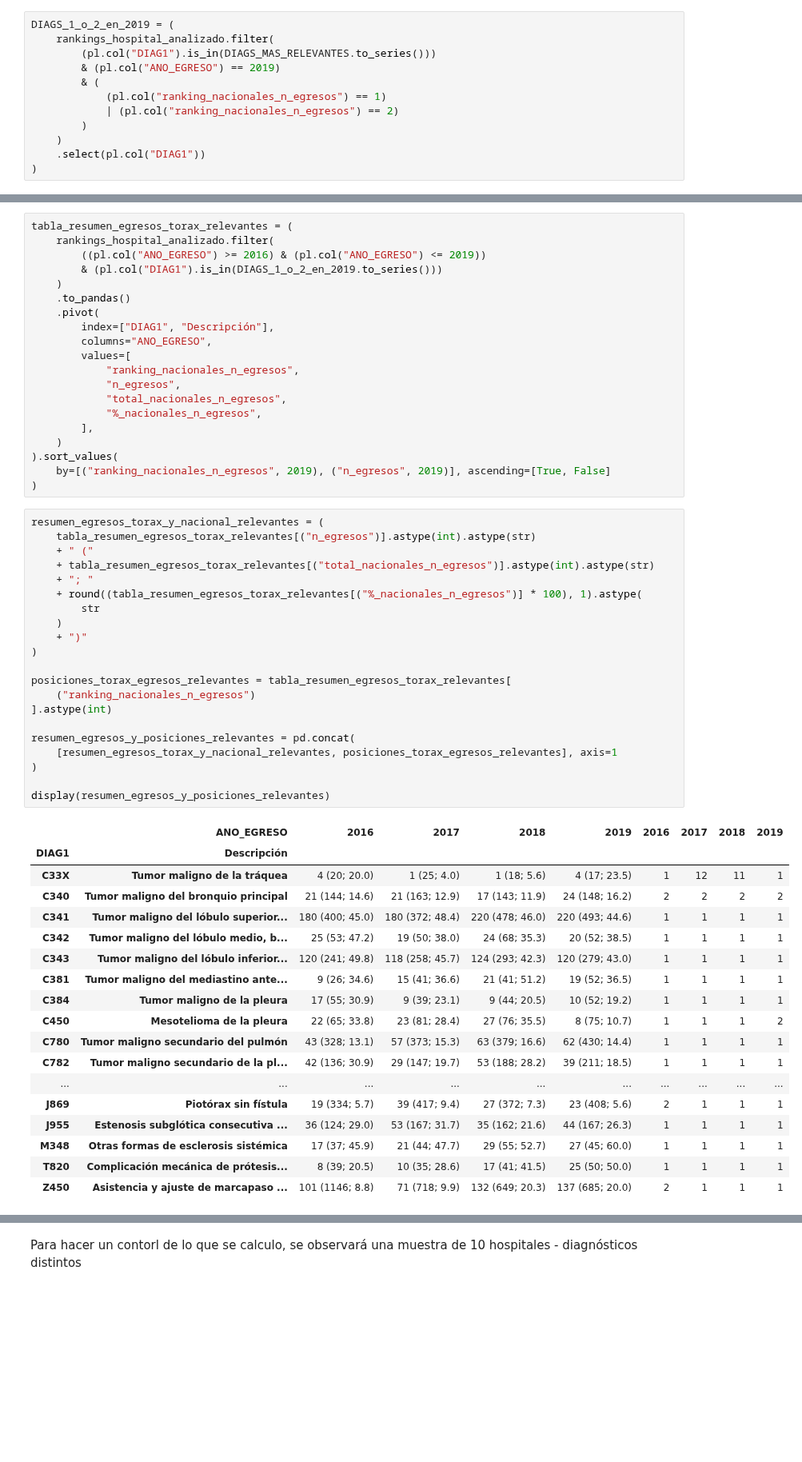
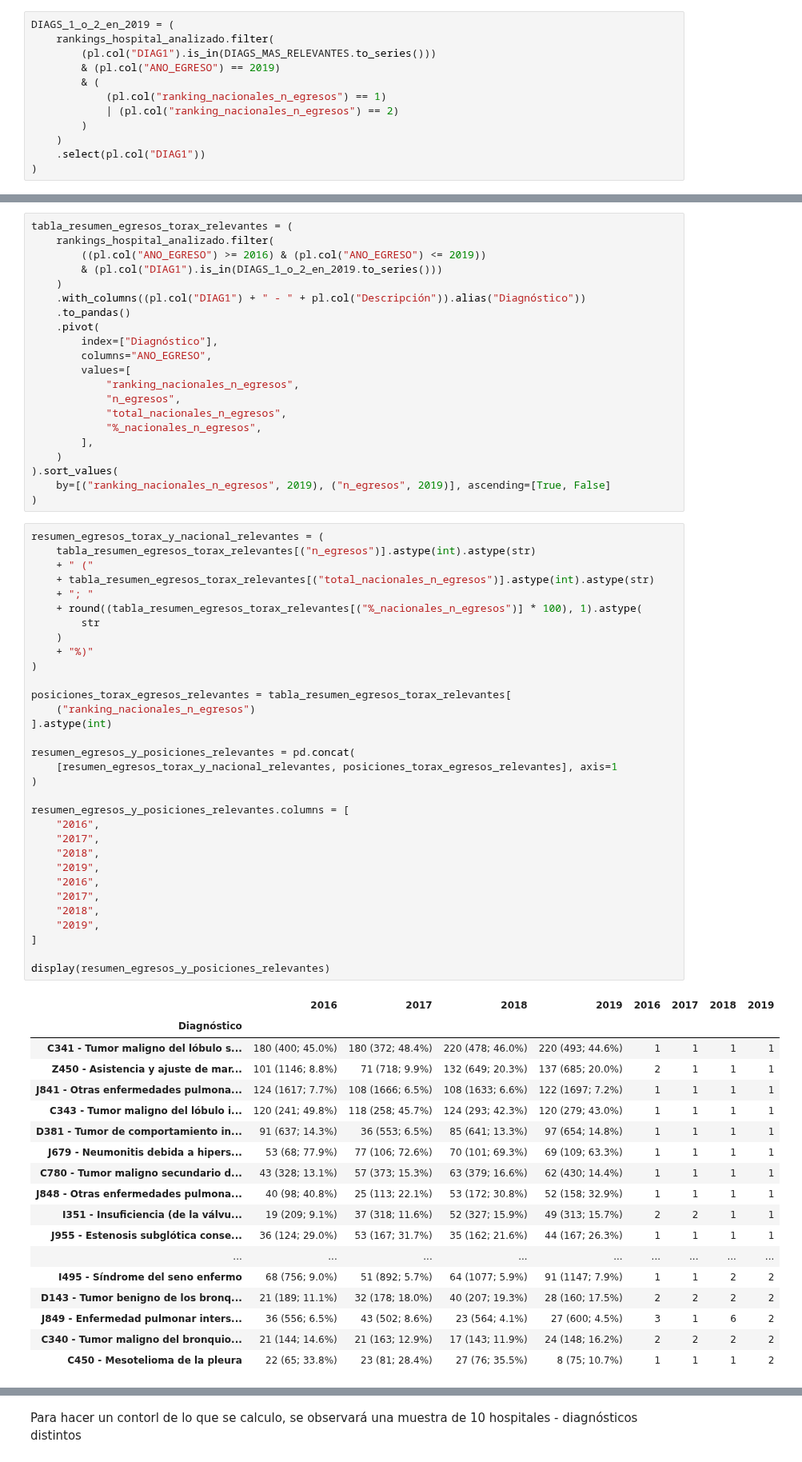
Before and after one commit to JavierRojas14/egresos-hospitalarios, a Jupyter notebook: notebooks/1.0-jrb-discharges-analysis.ipynb, the cells around one changed output, grey strips where cells are left out. Shown at 80% size. Saved outputs shown, nothing was run; the diff lists cells and outputs as text; blank space fills up the shorter version.

Commit message:
Exporta version final tabla resumen

```diff
--- a/notebooks/1.0-jrb-discharges-analysis.ipynb
+++ b/notebooks/1.0-jrb-discharges-analysis.ipynb
@@ -196,9 +196,10 @@ tabla_resumen_egresos_torax_relevantes = (
         ((pl.col("ANO_EGRESO") >= 2016) & (pl.col("ANO_EGRESO") <= 2019))
         & (pl.col("DIAG1").is_in(DIAGS_1_o_2_en_2019.to_series()))
     )
+    .with_columns((pl.col("DIAG1") + " - " + pl.col("Descripción")).alias("Diagnóstico"))
     .to_pandas()
     .pivot(
-        index=["DIAG1", "Descripción"],
+        index=["Diagnóstico"],
         columns="ANO_EGRESO",
         values=[
             "ranking_nacionales_n_egresos",
@@ -213,40 +214,51 @@ tabla_resumen_egresos_torax_relevantes = (
 # %%
 resumen_egresos_torax_y_nacional_relevantes = (
     tabla_resumen_egresos_torax_relevantes[("n_egresos")].astype(int).astype(str)
     + " ("
     + tabla_resumen_egresos_torax_relevantes[("total_nacionales_n_egresos")].astype(int).astype(str)
     + "; "
     + round((tabla_resumen_egresos_torax_relevantes[("%_nacionales_n_egresos")] * 100), 1).astype(
         str
     )
-    + ")"
+    + "%)"
 )
 
 posiciones_torax_egresos_relevantes = tabla_resumen_egresos_torax_relevantes[
     ("ranking_nacionales_n_egresos")
 ].astype(int)
 
 resumen_egresos_y_posiciones_relevantes = pd.concat(
     [resumen_egresos_torax_y_nacional_relevantes, posiciones_torax_egresos_relevantes], axis=1
 )
 
+resumen_egresos_y_posiciones_relevantes.columns = [
+    "2016",
+    "2017",
+    "2018",
+    "2019",
+    "2016",
+    "2017",
+    "2018",
+    "2019",
+]
+
 display(resumen_egresos_y_posiciones_relevantes)
 # %% [output]
-|  | ANO_EGRESO | 2016 | 2017 | 2018 | 2019 | 2016 | 2017 | 2018 | 2019 |
-| DIAG1 | Descripción |  |  |  |  |  |  |  |  |
-| C33X | Tumor maligno de la tráquea | 4 (20; 20.0) | 1 (25; 4.0) | 1 (18; 5.6) | 4 (17; 23.5) | 1 | 12 | 11 | 1 |
-| C340 | Tumor maligno del bronquio principal | 21 (144; 14.6) | 21 (163; 12.9) | 17 (143; 11.9) | 24 (148; 16.2) | 2 | 2 | 2 | 2 |
-| C341 | Tumor maligno del lóbulo superior... | 180 (400; 45.0) | 180 (372; 48.4) | 220 (478; 46.0) | 220 (493; 44.6) | 1 | 1 | 1 | 1 |
-| C342 | Tumor maligno del lóbulo medio, b... | 25 (53; 47.2) | 19 (50; 38.0) | 24 (68; 35.3) | 20 (52; 38.5) | 1 | 1 | 1 | 1 |
-| C343 | Tumor maligno del lóbulo inferior... | 120 (241; 49.8) | 118 (258; 45.7) | 124 (293; 42.3) | 120 (279; 43.0) | 1 | 1 | 1 | 1 |
-| C381 | Tumor maligno del mediastino ante... | 9 (26; 34.6) | 15 (41; 36.6) | 21 (41; 51.2) | 19 (52; 36.5) | 1 | 1 | 1 | 1 |
-| C384 | Tumor maligno de la pleura | 17 (55; 30.9) | 9 (39; 23.1) | 9 (44; 20.5) | 10 (52; 19.2) | 1 | 1 | 1 | 1 |
-| C450 | Mesotelioma de la pleura | 22 (65; 33.8) | 23 (81; 28.4) | 27 (76; 35.5) | 8 (75; 10.7) | 1 | 1 | 1 | 2 |
-| C780 | Tumor maligno secundario del pulmón | 43 (328; 13.1) | 57 (373; 15.3) | 63 (379; 16.6) | 62 (430; 14.4) | 1 | 1 | 1 | 1 |
-| C782 | Tumor maligno secundario de la pl... | 42 (136; 30.9) | 29 (147; 19.7) | 53 (188; 28.2) | 39 (211; 18.5) | 1 | 1 | 1 | 1 |
-| ... | ... | ... | ... | ... | ... | ... | ... | ... | ... |
-| J869 | Piotórax sin fístula | 19 (334; 5.7) | 39 (417; 9.4) | 27 (372; 7.3) | 23 (408; 5.6) | 2 | 1 | 1 | 1 |
-| J955 | Estenosis subglótica consecutiva ... | 36 (124; 29.0) | 53 (167; 31.7) | 35 (162; 21.6) | 44 (167; 26.3) | 1 | 1 | 1 | 1 |
-| M348 | Otras formas de esclerosis sistémica | 17 (37; 45.9) | 21 (44; 47.7) | 29 (55; 52.7) | 27 (45; 60.0) | 1 | 1 | 1 | 1 |
-| T820 | Complicación mecánica de prótesis... | 8 (39; 20.5) | 10 (35; 28.6) | 17 (41; 41.5) | 25 (50; 50.0) | 1 | 1 | 1 | 1 |
-| Z450 | Asistencia y ajuste de marcapaso ... | 101 (1146; 8.8) | 71 (718; 9.9) | 132 (649; 20.3) | 137 (685; 20.0) | 2 | 1 | 1 | 1 |
+|  | 2016 | 2017 | 2018 | 2019 | 2016 | 2017 | 2018 | 2019 |
+| Diagnóstico |  |  |  |  |  |  |  |  |
+| C341 - Tumor maligno del lóbulo s... | 180 (400; 45.0%) | 180 (372; 48.4%) | 220 (478; 46.0%) | 220 (493; 44.6%) | 1 | 1 | 1 | 1 |
+| Z450 - Asistencia y ajuste de mar... | 101 (1146; 8.8%) | 71 (718; 9.9%) | 132 (649; 20.3%) | 137 (685; 20.0%) | 2 | 1 | 1 | 1 |
+| J841 - Otras enfermedades pulmona... | 124 (1617; 7.7%) | 108 (1666; 6.5%) | 108 (1633; 6.6%) | 122 (1697; 7.2%) | 1 | 1 | 1 | 1 |
+| C343 - Tumor maligno del lóbulo i... | 120 (241; 49.8%) | 118 (258; 45.7%) | 124 (293; 42.3%) | 120 (279; 43.0%) | 1 | 1 | 1 | 1 |
+| D381 - Tumor de comportamiento in... | 91 (637; 14.3%) | 36 (553; 6.5%) | 85 (641; 13.3%) | 97 (654; 14.8%) | 1 | 1 | 1 | 1 |
+| J679 - Neumonitis debida a hipers... | 53 (68; 77.9%) | 77 (106; 72.6%) | 70 (101; 69.3%) | 69 (109; 63.3%) | 1 | 1 | 1 | 1 |
+| C780 - Tumor maligno secundario d... | 43 (328; 13.1%) | 57 (373; 15.3%) | 63 (379; 16.6%) | 62 (430; 14.4%) | 1 | 1 | 1 | 1 |
+| J848 - Otras enfermedades pulmona... | 40 (98; 40.8%) | 25 (113; 22.1%) | 53 (172; 30.8%) | 52 (158; 32.9%) | 1 | 1 | 1 | 1 |
+| I351 - Insuficiencia (de la válvu... | 19 (209; 9.1%) | 37 (318; 11.6%) | 52 (327; 15.9%) | 49 (313; 15.7%) | 2 | 2 | 1 | 1 |
+| J955 - Estenosis subglótica conse... | 36 (124; 29.0%) | 53 (167; 31.7%) | 35 (162; 21.6%) | 44 (167; 26.3%) | 1 | 1 | 1 | 1 |
+| ... | ... | ... | ... | ... | ... | ... | ... | ... |
+| I495 - Síndrome del seno enfermo | 68 (756; 9.0%) | 51 (892; 5.7%) | 64 (1077; 5.9%) | 91 (1147; 7.9%) | 1 | 1 | 2 | 2 |
+| D143 - Tumor benigno de los bronq... | 21 (189; 11.1%) | 32 (178; 18.0%) | 40 (207; 19.3%) | 28 (160; 17.5%) | 2 | 2 | 2 | 2 |
+| J849 - Enfermedad pulmonar inters... | 36 (556; 6.5%) | 43 (502; 8.6%) | 23 (564; 4.1%) | 27 (600; 4.5%) | 3 | 1 | 6 | 2 |
+| C340 - Tumor maligno del bronquio... | 21 (144; 14.6%) | 21 (163; 12.9%) | 17 (143; 11.9%) | 24 (148; 16.2%) | 2 | 2 | 2 | 2 |
+| C450 - Mesotelioma de la pleura | 22 (65; 33.8%) | 23 (81; 28.4%) | 27 (76; 35.5%) | 8 (75; 10.7%) | 1 | 1 | 1 | 2 |
```
Also changed, not shown: parts of 3 cells of this notebook.
